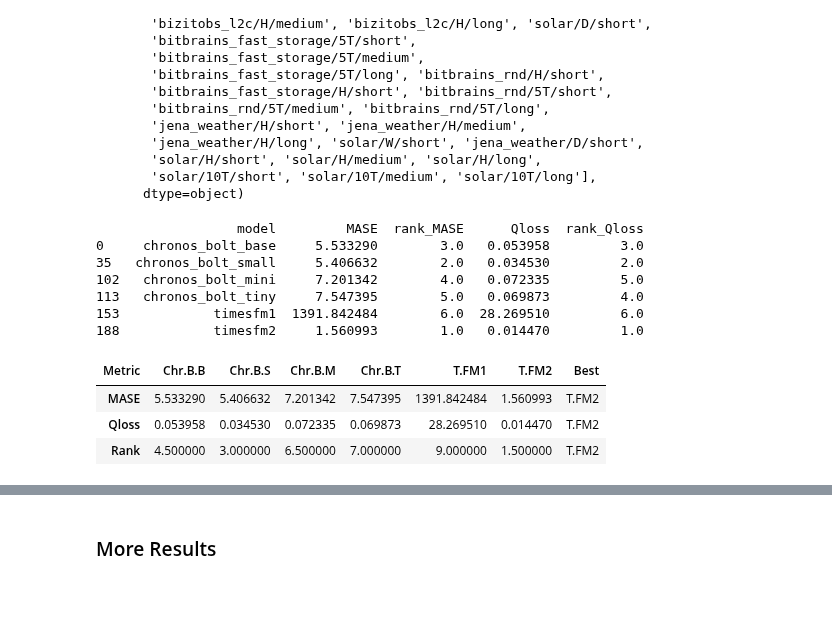
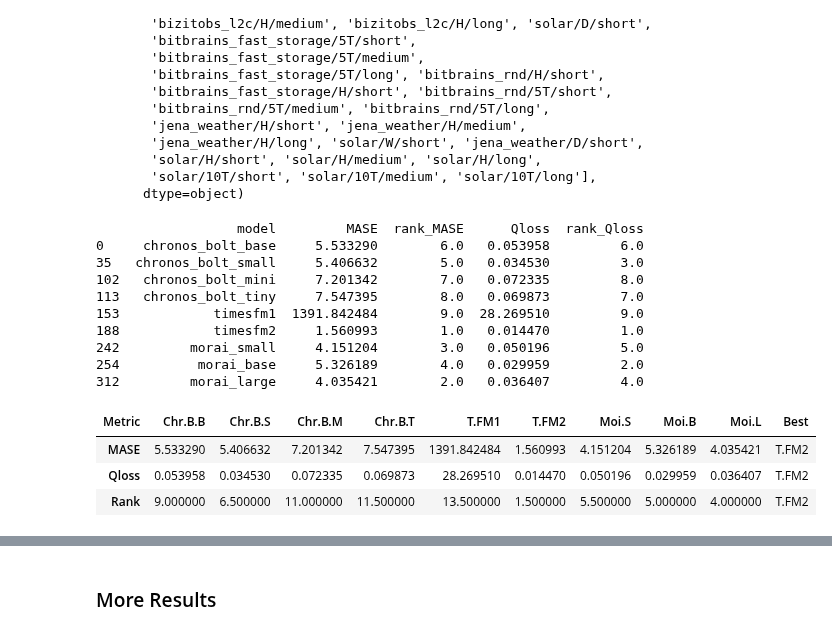
Before and after one commit to GiuliaGhisolfi/TSFM-ZeroShotEval, a Jupyter notebook: src/04_results.ipynb, the cells around one changed output, grey strips where cells are left out. Saved outputs shown, nothing was run; the diff lists cells and outputs as text; code cells hidden in the pictures; blank space fills up the shorter version.

```diff
--- a/src/04_results.ipynb
+++ b/src/04_results.ipynb
@@ -9,6 +9,12 @@ chronos_tiny_path = "results/chronos/chronos_bolt_tiny_results.csv"
 
 timesfm1_path = "results/timesfm/timesfm1_results.csv"
 timesfm2_path = "results/timesfm/timesfm2_results.csv"
+
+moirai_small_path = "results/moirai/moirai_small_results.csv"
+moirai_base_path = "results/moirai/moirai_base_results.csv"
+moirai_large_path = "results/moirai/moirai_large_results.csv"
+
+moirai_moe_small_path = "results/moirai/moirai_moe_small_results.csv"
 # %%
 def path_to_df(path):
     df = pd.read_csv(path)
@@ -34,10 +40,16 @@ chronos_tiny_df = path_to_df(chronos_tiny_path)
 
 timesfm1_df = path_to_df(timesfm1_path)
 timesfm2_df = path_to_df(timesfm2_path)
+# %%
+moirai_small_df = path_to_df(moirai_small_path)
+moirai_base_df = path_to_df(moirai_base_path)
+moirai_large_df = path_to_df(moirai_large_path)
+
+moirai_moe_small_df = path_to_df(moirai_moe_small_path)
 # %%
 # dataset with Mase
 all_df = pd.concat([chronos_base_df, chronos_small_df, chronos_mini_df, chronos_tiny_df,
-    timesfm1_df, timesfm2_df], ignore_index=True)
+    timesfm1_df, timesfm2_df,moirai_small_df, moirai_base_df, moirai_large_df, moirai_moe_small_df], ignore_index=True)
 
 all_df["MASE"] = pd.to_numeric(all_df["MASE"], errors="coerce")
 all_df["rank_MASE"] = all_df.groupby(["dataset"])["MASE"].rank(method="min")
@@ -106,38 +121,46 @@ for name in dataset_names:
     break
 # %% [output]
                   model         MASE  rank_MASE      Qloss  rank_Qloss
-0     chronos_bolt_base     5.533290        3.0   0.053958         3.0
-35   chronos_bolt_small     5.406632        2.0   0.034530         2.0
-102   chronos_bolt_mini     7.201342        4.0   0.072335         5.0
-113   chronos_bolt_tiny     7.547395        5.0   0.069873         4.0
-153            timesfm1  1391.842484        6.0  28.269510         6.0
+0     chronos_bolt_base     5.533290        6.0   0.053958         6.0
+35   chronos_bolt_small     5.406632        5.0   0.034530         3.0
+102   chronos_bolt_mini     7.201342        7.0   0.072335         8.0
+113   chronos_bolt_tiny     7.547395        8.0   0.069873         7.0
+153            timesfm1  1391.842484        9.0  28.269510         9.0
 188            timesfm2     1.560993        1.0   0.014470         1.0
+242         morai_small     4.151204        3.0   0.050196         5.0
+254          morai_base     5.326189        4.0   0.029959         2.0
+312         morai_large     4.035421        2.0   0.036407         4.0
 # %%
 # new dataframe columns: "Chronos Bolt Base" "Chronos Bolt Small" "Chronos Bolt Mini" "Chronos Bolt Tiny" "TimesFM1" "TimesFM2"
 # row: for each dataset name: 4 column (MASE, Qloss, rank_MASE, rank_Qloss, mean(rank_MASE, rank_Qloss))
 
 def create_dataset_df(df, dataset_name):
     dataset_df = df[df["dataset"] == dataset_name]
     dataset_df = dataset_df.drop(columns=["dataset", "domain", "num_variates", "rank_MASE", "rank_Qloss"])
     dataset_df = dataset_df.rename(columns={"model": "Metric"})
     dataset_df = dataset_df.set_index("Metric")
     dataset_df = dataset_df.transpose()
     dataset_df = dataset_df.rename(columns={"chronos_bolt_base": "Chr.B.B",
                                             "chronos_bolt_small": "Chr.B.S",
                                             "chronos_bolt_mini": "Chr.B.M",
                                             "chronos-bolt-mini": "Chr.B.M",
                                             "chronos_bolt_tiny": "Chr.B.T",
                                             "timesfm1": "T.FM1",
-                                            "timesfm2": "T.FM2"})
+                                            "timesfm2": "T.FM2",
+                                            "morai_small": "Moi.S",
+                                            "morai_base": "Moi.B",
+                                            "morai_large": "Moi.L",
+                                            "morai_moe_small": "Moi.M.S",
+                                            })
     dataset_df["Best"] = dataset_df.idxmin(axis=1) # add columns best
     return dataset_df
 
 create_dataset_df(all_df, "bizitobs_application/10S/short")
 # %% [output]
-| Metric | Chr.B.B | Chr.B.S | Chr.B.M | Chr.B.T | T.FM1 | T.FM2 | Best |
-| MASE | 5.533290 | 5.406632 | 7.201342 | 7.547395 | 1391.842484 | 1.560993 | T.FM2 |
-| Qloss | 0.053958 | 0.034530 | 0.072335 | 0.069873 | 28.269510 | 0.014470 | T.FM2 |
-| Rank | 4.500000 | 3.000000 | 6.500000 | 7.000000 | 9.000000 | 1.500000 | T.FM2 |
+| Metric | Chr.B.B | Chr.B.S | Chr.B.M | Chr.B.T | T.FM1 | T.FM2 | Moi.S | Moi.B | Moi.L | Best |
+| MASE | 5.533290 | 5.406632 | 7.201342 | 7.547395 | 1391.842484 | 1.560993 | 4.151204 | 5.326189 | 4.035421 | T.FM2 |
+| Qloss | 0.053958 | 0.034530 | 0.072335 | 0.069873 | 28.269510 | 0.014470 | 0.050196 | 0.029959 | 0.036407 | T.FM2 |
+| Rank | 9.000000 | 6.500000 | 11.000000 | 11.500000 | 13.500000 | 1.500000 | 5.500000 | 5.000000 | 4.000000 | T.FM2 |
 # %%
 final_df = pd.DataFrame()
 
```
Also changed, not shown: parts of 12 cells of this notebook, 3 other files.
